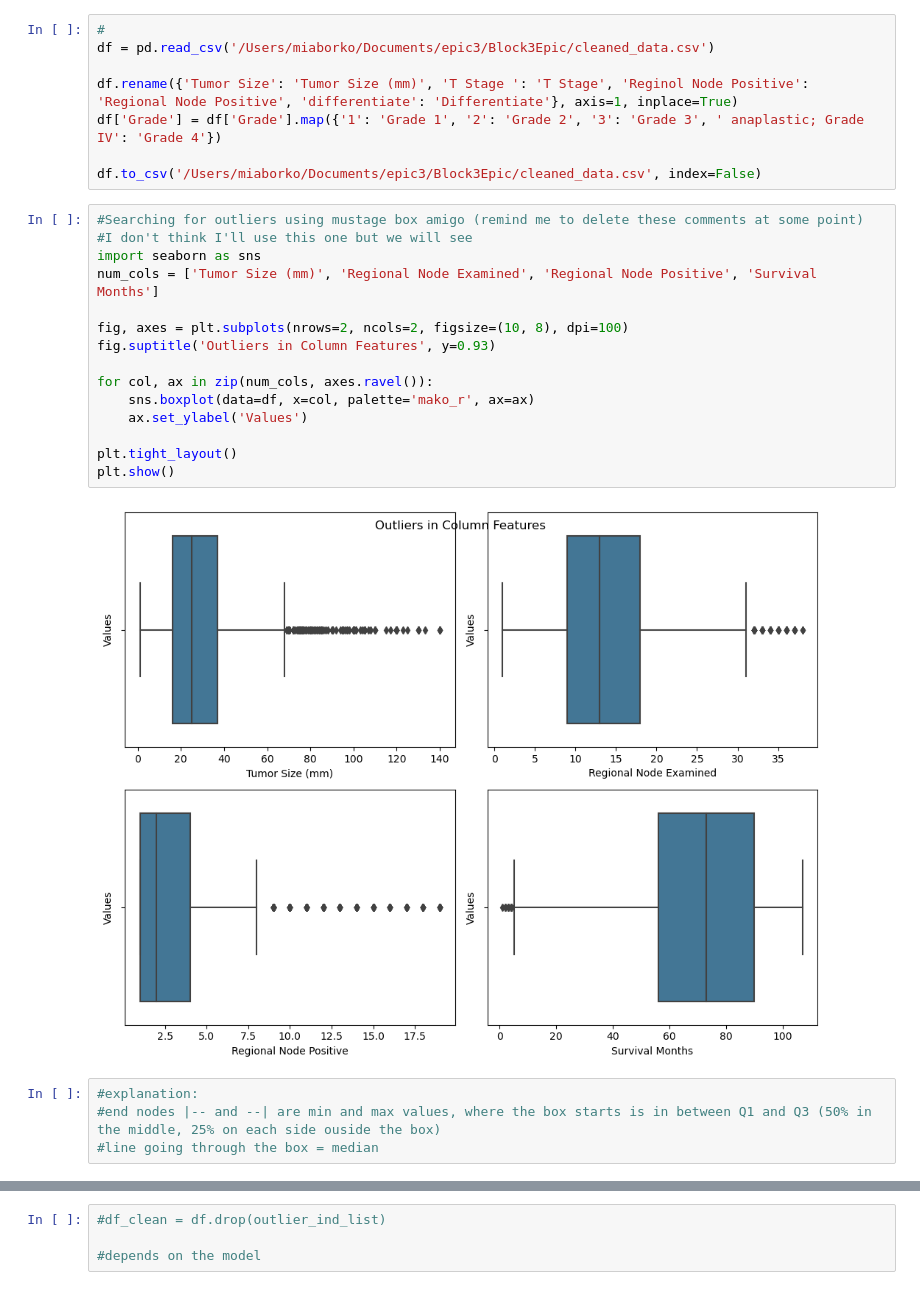
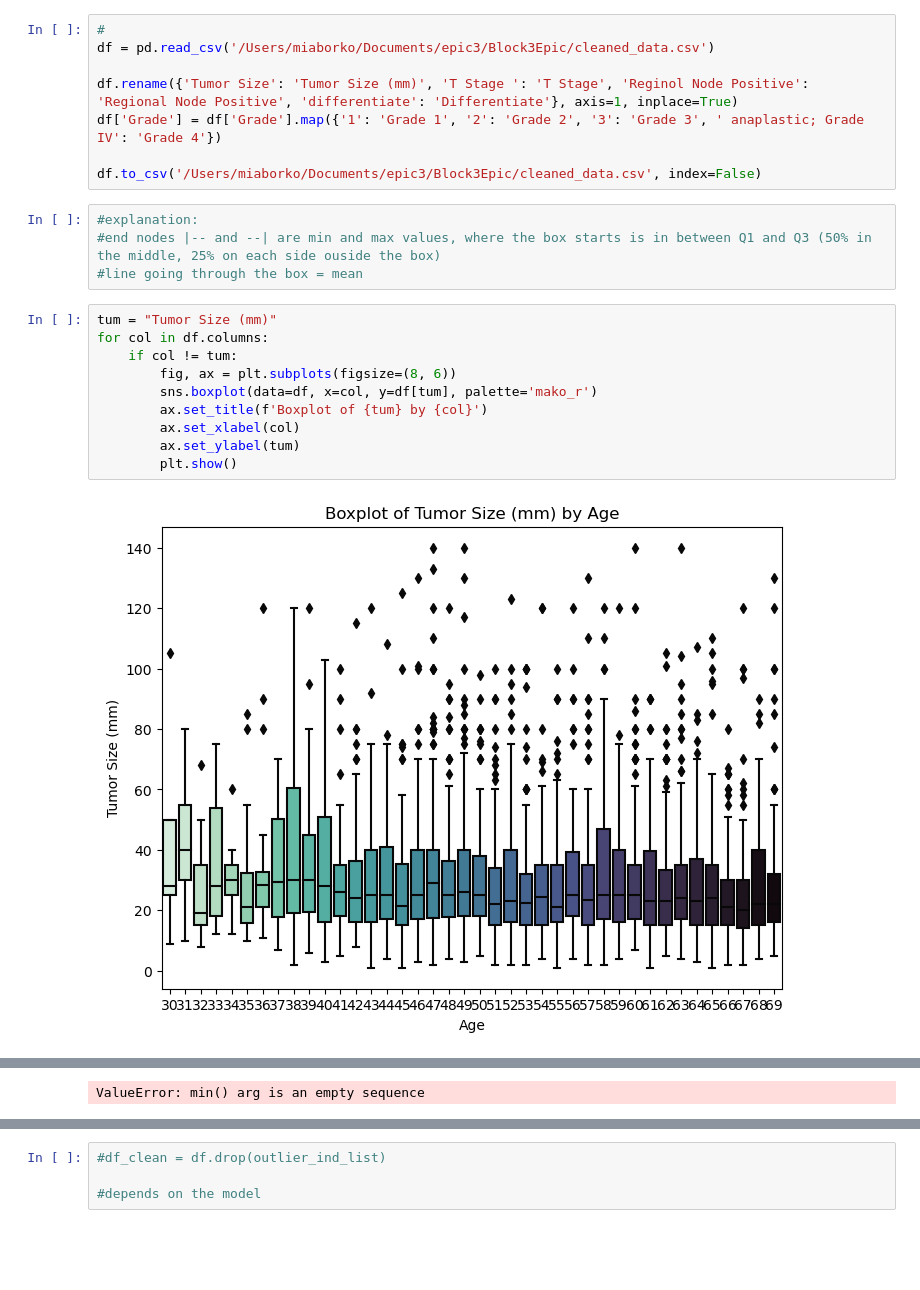
Before and after one commit to jeancarson/Block3Epic, a Jupyter notebook: logistic/clean.ipynb, the cells around one changed output, grey strips where cells are left out. Cells and saved outputs as stored; diff of their text form; blank space fills up the shorter version.

```diff
--- a/logistic/clean.ipynb
+++ b/logistic/clean.ipynb
@@ -20,24 +21,19 @@ df.rename({'Tumor Size': 'Tumor Size (mm)', 'T Stage ': 'T Stage', 'Reginol Node
 df['Grade'] = df['Grade'].map({'1': 'Grade 1', '2': 'Grade 2', '3': 'Grade 3', ' anaplastic; Grade IV': 'Grade 4'})
 
 df.to_csv('/Users/miaborko/Documents/epic3/Block3Epic/cleaned_data.csv', index=False)
-# %%
-#Searching for outliers using mustage box amigo (remind me to delete these comments at some point)
-#I don't think I'll use this one but we will see
-import seaborn as sns
-num_cols = ['Tumor Size (mm)', 'Regional Node Examined', 'Regional Node Positive', 'Survival Months']
-
-fig, axes = plt.subplots(nrows=2, ncols=2, figsize=(10, 8), dpi=100)
-fig.suptitle('Outliers in Column Features', y=0.93)
-
-for col, ax in zip(num_cols, axes.ravel()):
-    sns.boxplot(data=df, x=col, palette='mako_r', ax=ax)
-    ax.set_ylabel('Values')
-
-plt.tight_layout()
-plt.show()
-# %% [output]
-[figure, removed]
 # %%
 #explanation:
 #end nodes |-- and --| are min and max values, where the box starts is in between Q1 and Q3 (50% in the middle, 25% on each side ouside the box)
-#line going through the box = median
+#line going through the box = mean
+# %%
+tum = "Tumor Size (mm)"
+for col in df.columns:
+    if col != tum:
+        fig, ax = plt.subplots(figsize=(8, 6))
+        sns.boxplot(data=df, x=col, y=df[tum], palette='mako_r')
+        ax.set_title(f'Boxplot of {tum} by {col}')
+        ax.set_xlabel(col)
+        ax.set_ylabel(tum)
+        plt.show()
+# %% [output]
+[figure, added]
@@ -43,0 +46 @@ plt.show()
+ValueError: min() arg is an empty sequence
```
Also changed, not shown: parts of 7 cells of this notebook, 5 other files.
